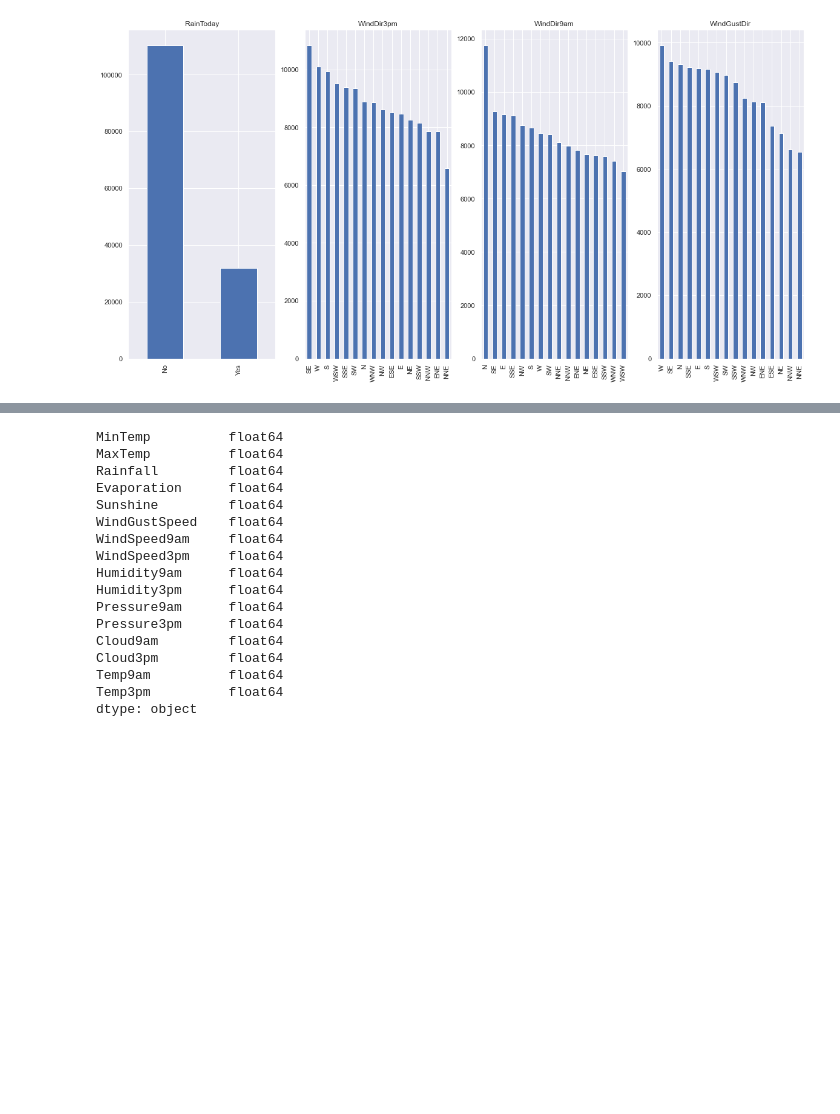
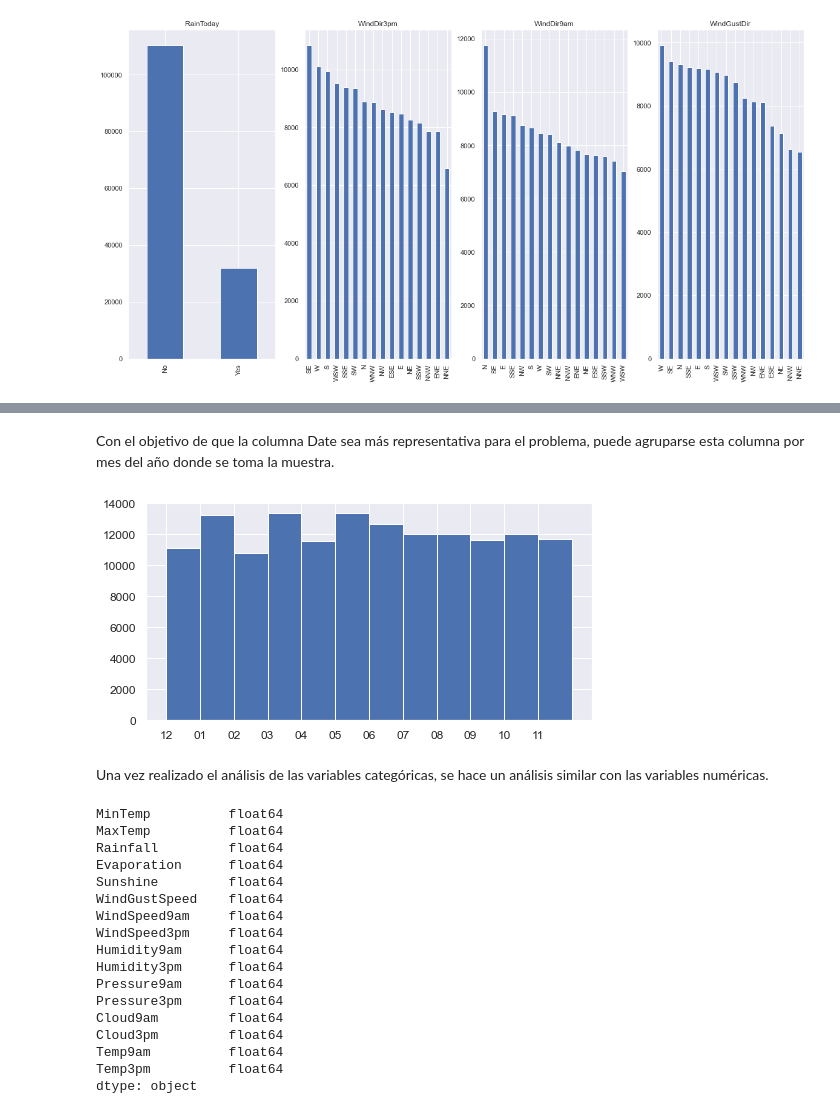
Before and after one commit to GonzaloRomeroR/CEIA, a Jupyter notebook: intro_ia/TP/TP.ipynb, the cells around one changed output, grey strips where cells are left out. Cells and saved outputs as stored; diff of their text form; code cells hidden in the pictures; blank space fills up the shorter version.

```diff
--- a/intro_ia/TP/TP.ipynb
+++ b/intro_ia/TP/TP.ipynb
@@ -197 +196,10 @@ X_categorical["Location"].value_counts().plot(kind="bar", figsize=(20,3))
+# %% [markdown]
+Con el objetivo de que la columna Date sea más representativa para el problema, puede agruparse esta columna por mes del año donde se toma la muestra.
+# %%
+# Se grafica las muestras que fueron obtenidas en el transcurso de cada mes
+fig = X_categorical["Date"].replace(to_replace="\d+\-(\d+)\-\d+", value=r"\1", regex=True).hist(xlabelsize=12, ylabelsize=12, figsize=(8, 4), bins=range(12 + 1))
+# %% [output]
+[figure, added]
+# %% [markdown]
+Una vez realizado el análisis de las variables categóricas, se hace un análisis similar con las variables numéricas.
 # %%
```
Also changed, not shown: parts of 39 cells of this notebook.
